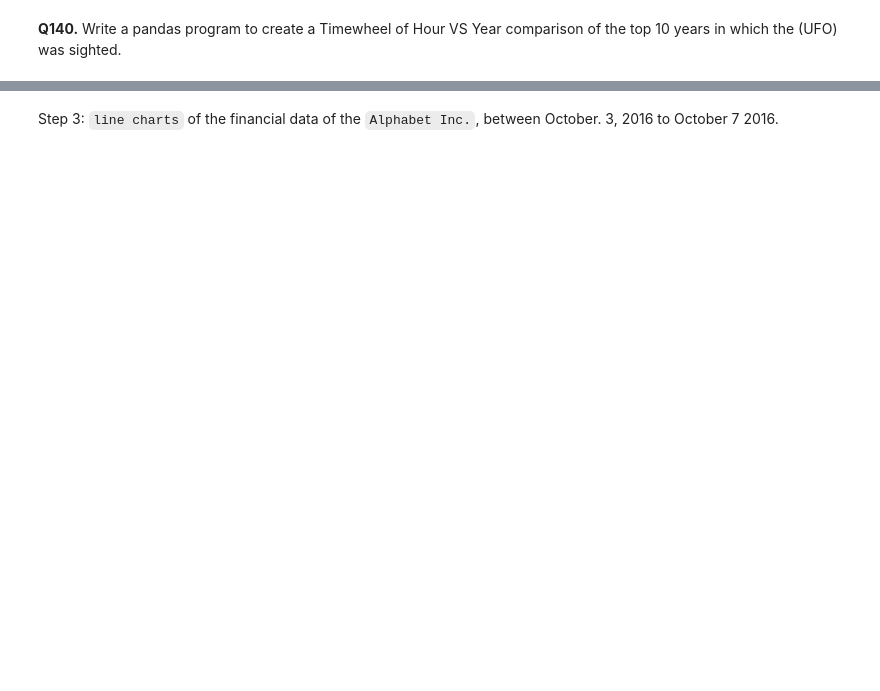
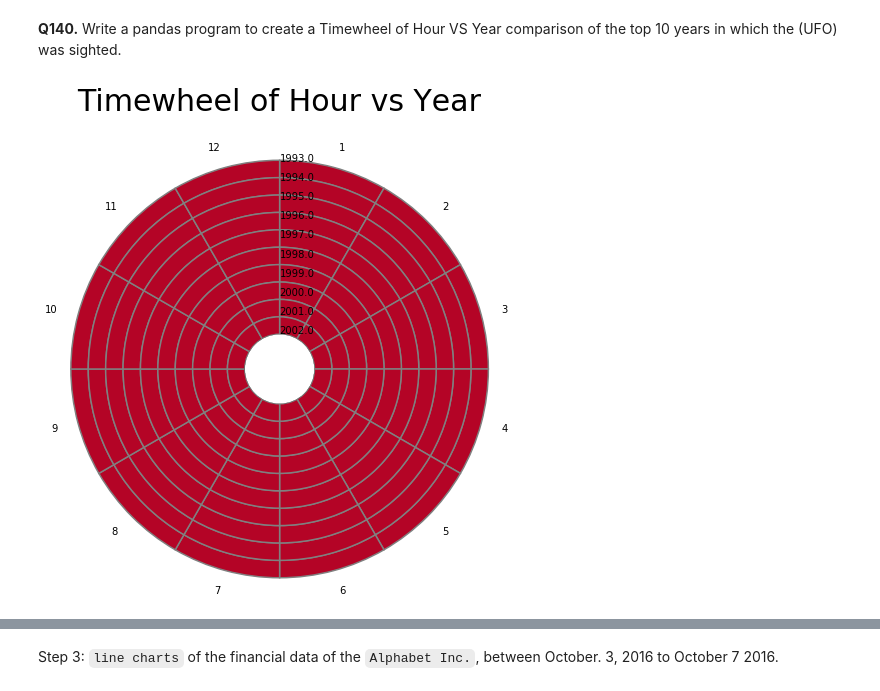
Before and after one commit to rkasana/iNeuronAssign, a Jupyter notebook: SubjectiveAssignment1.ipynb, the cells around one changed output, grey strips where cells are left out. Cells and saved outputs as stored; diff of their text form; code cells hidden in the pictures; blank space fills up the shorter version.

```diff
--- a/SubjectiveAssignment1.ipynb
+++ b/SubjectiveAssignment1.ipynb
@@ -1756,3 +3360,29 @@ plt.show()
 # %% [markdown]
 **Q140.** Write a pandas program to create a Timewheel of Hour VS Year comparison of the top 10 years in which the (UFO) was sighted.
+# %%
+import matplotlib as mpl
+import matplotlib.cm as cm
+def pie_heatmap(table, cmap='coolwarm_r', vmin=None, vmax=None,inner_r=0.25, pie_args={}):
+    n, m = table.shape
+    vmin= table.min().min() if vmin is None else vmin
+    vmax= table.max().max() if vmax is None else vmax
+
+    centre_circle = plt.Circle((0,0),inner_r,edgecolor='black',facecolor='white',fill=True,linewidth=0.25)
+    plt.gcf().gca().add_artist(centre_circle)
+    norm = mpl.colors.Normalize(vmin=vmin, vmax=vmax)
+    cmapper = cm.ScalarMappable(norm=norm, cmap=cmap)
+
+    for i, (row_name, row) in enumerate(table.iterrows()):
+        labels = None if i > 0 else table.columns
+        wedges = plt.pie([1] * m,radius=inner_r+float(n-i)/n, colors=[cmapper.to_rgba(x) for x in row.values],
+           labels=labels, startangle=90, counterclock=False, wedgeprops={'linewidth':-1}, **pie_args)
+        plt.setp(wedges[0], edgecolor='grey',linewidth=1.5)
+        wedges = plt.pie([1], radius=inner_r+float(n-i-1)/n, colors=['w'], labels=[row_name], startangle=-90, wedgeprops={'linewidth':0})
+        plt.setp(wedges[0], edgecolor='grey',linewidth=1.5)
+# %%
+plt.figure(figsize = (8,8))
+plt.title("Timewheel of Hour vs Year",y = 1.08, fontsize=30)
+pie_heatmap(month_vs_year, vmin = 20, vmax=80, inner_r=0.2)
+# %% [output]
+[figure, added]
 # %% [markdown]
```
Also changed, not shown: parts of 224 cells of this notebook.
